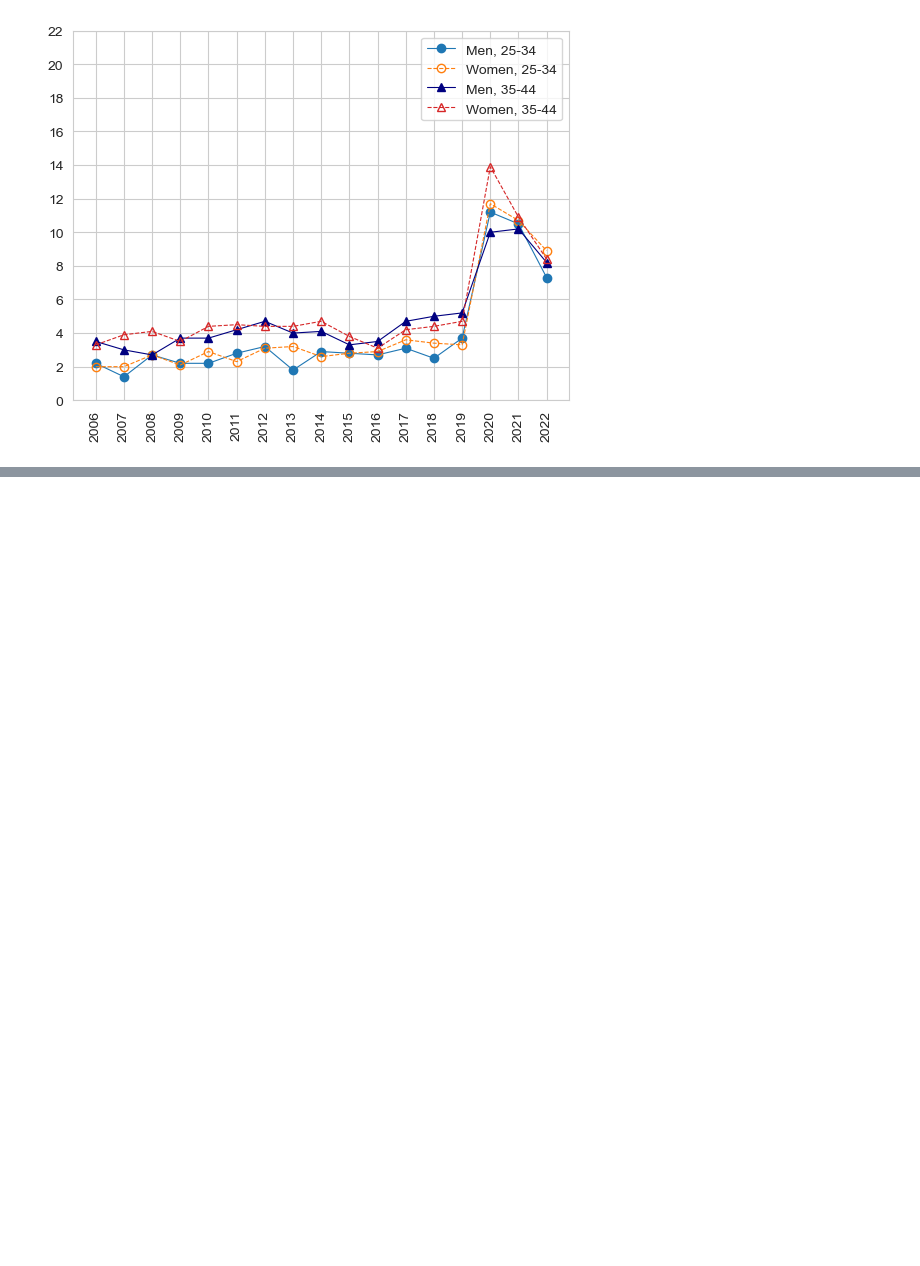
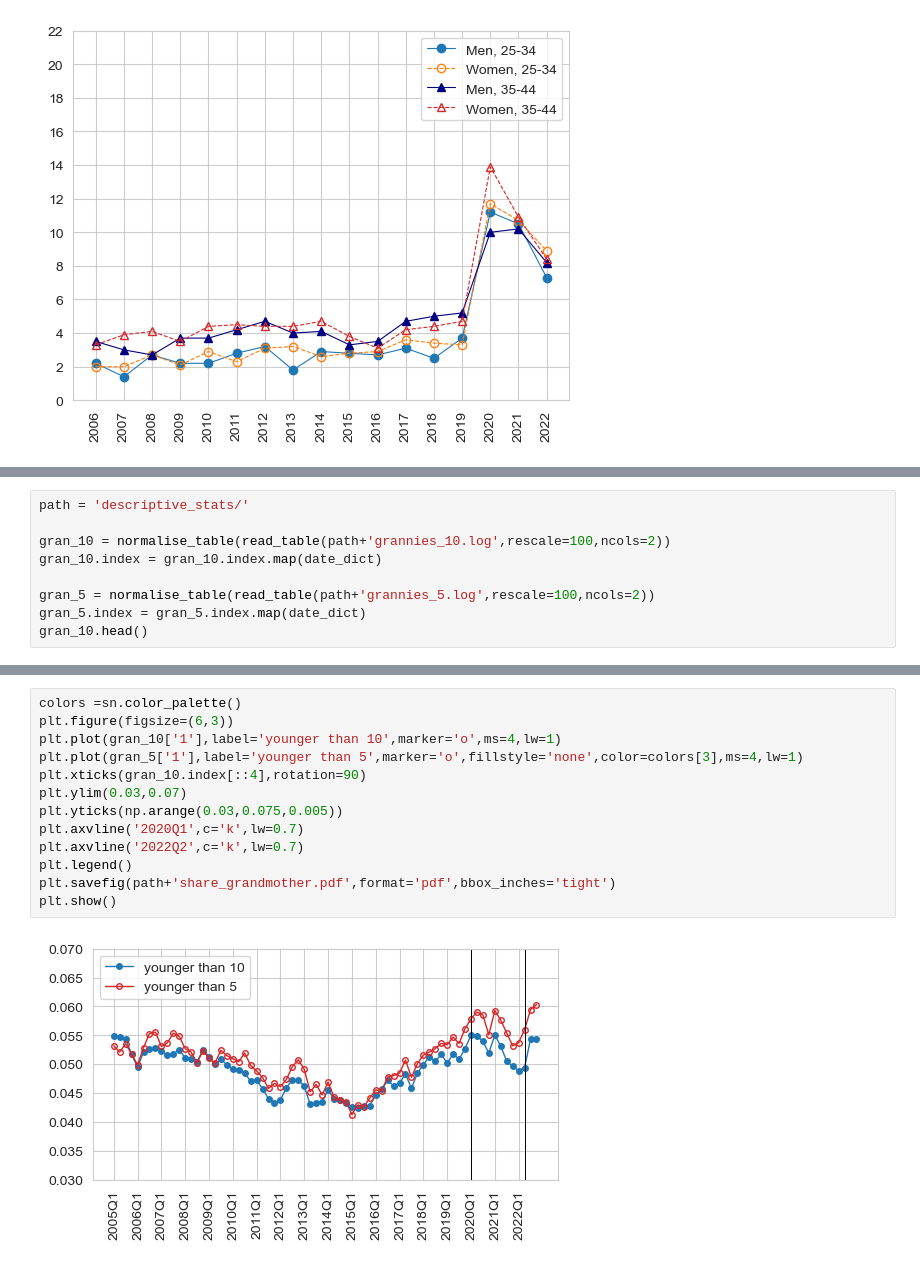
Before and after one commit to crisla/TenMoCoS, a Jupyter notebook: Remote_work.ipynb, the cells around one changed output, grey strips where cells are left out. Drawn from its saved outputs; the diff is of its cells as text; blank space fills up the shorter version.

```diff
--- a/Remote_work.ipynb
+++ b/Remote_work.ipynb
@@ -190,0 +193,9 @@ plt.show()
+# %%
+path = 'descriptive_stats/'
+
+gran_10 = normalise_table(read_table(path+'grannies_10.log',rescale=100,ncols=2))
+gran_10.index = gran_10.index.map(date_dict)
+
+gran_5 = normalise_table(read_table(path+'grannies_5.log',rescale=100,ncols=2))
+gran_5.index = gran_5.index.map(date_dict)
+gran_10.head()
@@ -190,0 +209,15 @@ plt.show()
+# %%
+colors =sn.color_palette()
+plt.figure(figsize=(6,3))
+plt.plot(gran_10['1'],label='younger than 10',marker='o',ms=4,lw=1)
+plt.plot(gran_5['1'],label='younger than 5',marker='o',fillstyle='none',color=colors[3],ms=4,lw=1)
+plt.xticks(gran_10.index[::4],rotation=90)
+plt.ylim(0.03,0.07)
+plt.yticks(np.arange(0.03,0.075,0.005))
+plt.axvline('2020Q1',c='k',lw=0.7)
+plt.axvline('2022Q2',c='k',lw=0.7)
+plt.legend()
+plt.savefig(path+'share_grandmother.pdf',format='pdf',bbox_inches='tight')
+plt.show()
+# %% [output]
+[figure, added]
```
Also changed, not shown: parts of 2 cells of this notebook, 4 other files.
